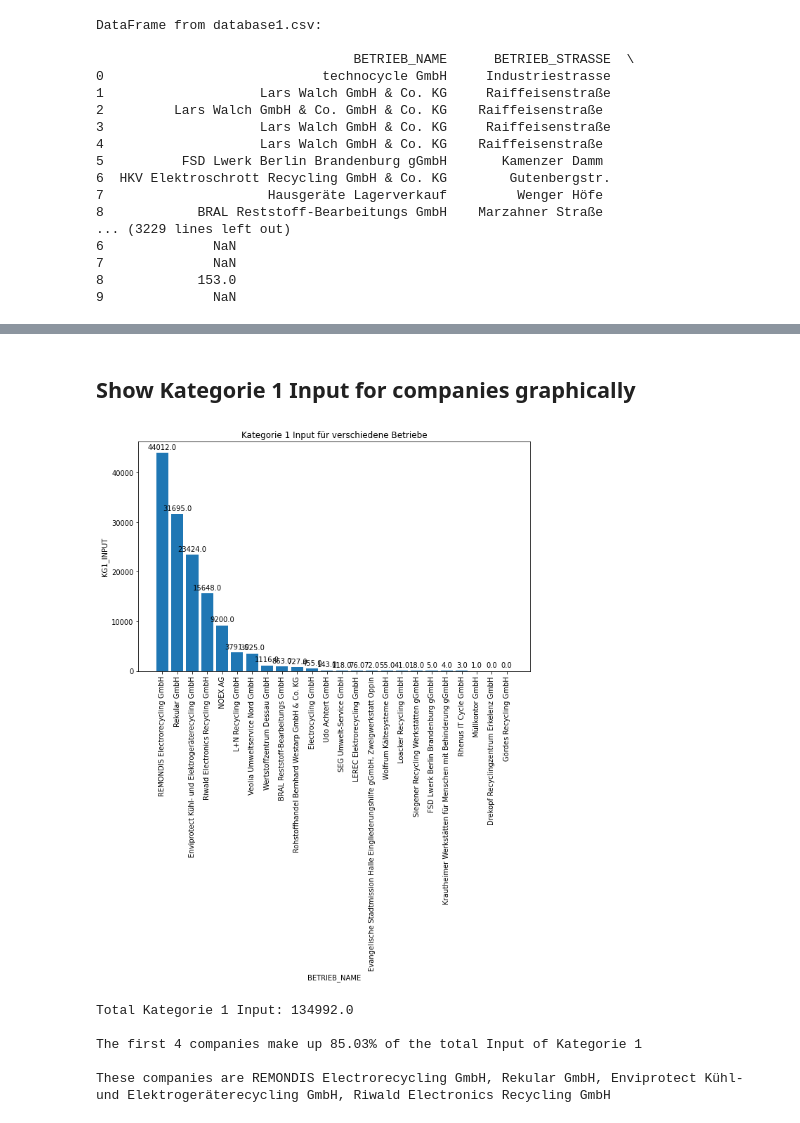
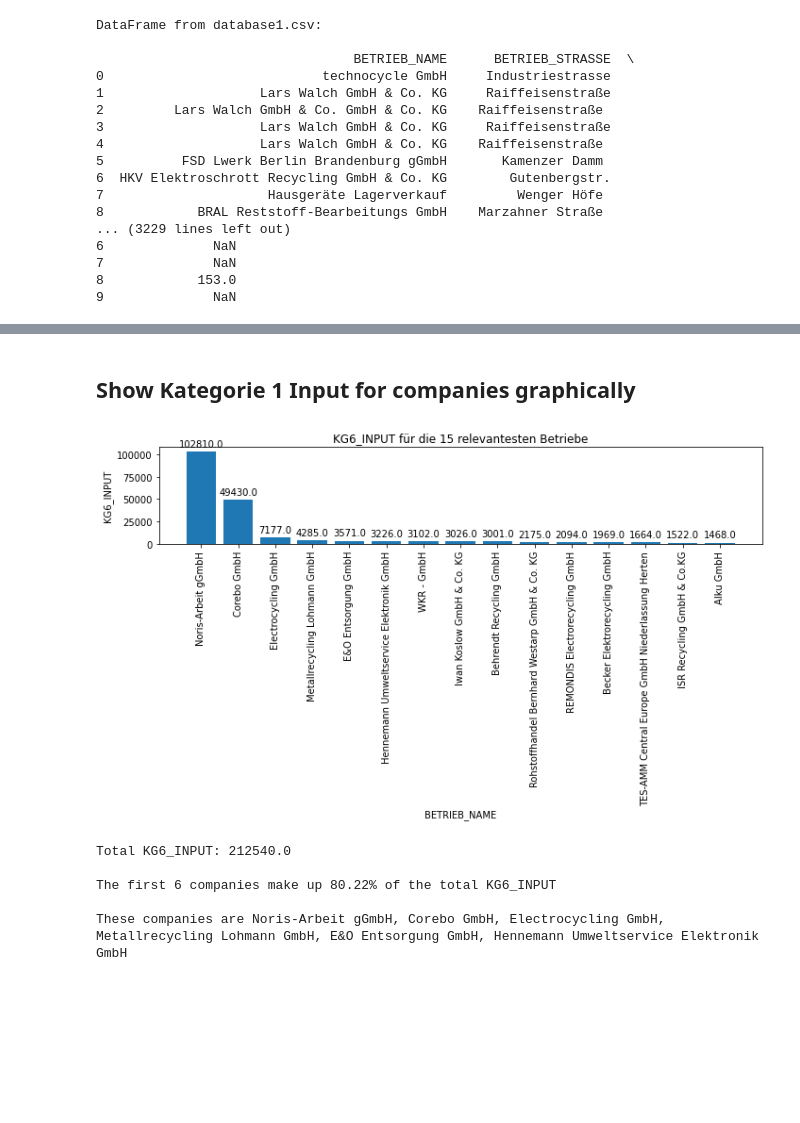
Before and after one commit to FelixMedicusf/FirstArgusProject, a Jupyter notebook: main.ipynb, the cells around one changed output, grey strips where cells are left out. Drawn from its saved outputs; the diff is of its cells as text; code cells hidden in the pictures; blank space fills up the shorter version.

```diff
--- a/main.ipynb
+++ b/main.ipynb
@@ -101,37 +52,0 @@ string_companies = ', '.join(str(item) for item in relevant_companies)
-# %% [markdown]
-## Show Kategorie 1 Input for companies graphically
-# %%
-plt.figure(figsize=(10, 6))
-# plt.bar(sorted_df['BETRIEB_NAME'], sorted_df['KG1_INPUT'])
-bars = plt.bar(sorted_df['BETRIEB_NAME'], sorted_df['KG1_INPUT'])
-plt.xlabel('BETRIEB_NAME')
-plt.ylabel('KG1_INPUT')
-plt.title('Kategorie 1 Input für verschiedene Betriebe')
-plt.xticks(rotation=90)
-plt.tight_layout()
-
-
-
-
-
-for bar in bars:
-    height = bar.get_height()
-    plt.annotate(f'{height}', xy=(bar.get_x() + bar.get_width() / 2, height),
-                 xytext=(0, 3),
-                 textcoords="offset points",
-                 ha='center', va='bottom')
-
-plt.tight_layout()
-plt.show()
-
-
-print("\nTotal Kategorie 1 Input: {}".format(total_kg1_input))
-print("\nThe first {} companies make up {}% of the total Input of Kategorie 1".format(index_80_percent + 1, "{:.2f}".format(cumulative_percentage_value)))
-print("\nThese companies are", string_companies)
-# %% [output]
-[figure, removed]
-Total Kategorie 1 Input: 134992.0
-
-The first 4 companies make up 85.03% of the total Input of Kategorie 1
-
-These companies are REMONDIS Electrorecycling GmbH, Rekular GmbH, Enviprotect Kühl- und Elektrogeräterecycling GmbH, Riwald Electronics Recycling GmbH
@@ -137,0 +82,37 @@ These companies are REMONDIS Electrorecycling GmbH, Rekular GmbH, Enviprotect K
+# %% [markdown]
+## Show Kategorie 1 Input for companies graphically
+# %%
+plt.figure(figsize=(10, 6))
+# plt.bar(sorted_df['BETRIEB_NAME'], sorted_df['KG1_INPUT'])
+bars = plt.bar(sorted_df['BETRIEB_NAME'][:15], sorted_df[category][:15])
+plt.xlabel('BETRIEB_NAME')
+plt.ylabel(category)
+plt.title('{} für die 15 relevantesten Betriebe'.format(category))
+plt.xticks(rotation=90)
+plt.tight_layout()
+
+
+
+
+
+for bar in bars:
+    height = bar.get_height()
+    plt.annotate(f'{height}', xy=(bar.get_x() + bar.get_width() / 2, height),
+                 xytext=(0, 3),
+                 textcoords="offset points",
+                 ha='center', va='bottom')
+
+plt.tight_layout()
+plt.show()
+
+
+print("\nTotal {}: {}".format(category, total_kg1_input))
+print("\nThe first {} companies make up {}% of the total {}".format(index_80_percent + 1, "{:.2f}".format(cumulative_percentage_value), category))
+print("\nThese companies are", string_companies)
+# %% [output]
+[figure, added]
+Total KG6_INPUT: 212540.0
+
+The first 6 companies make up 80.22% of the total KG6_INPUT
+
+These companies are Noris-Arbeit gGmbH, Corebo GmbH, Electrocycling GmbH, Metallrecycling Lohmann GmbH, E&O Entsorgung GmbH, Hennemann Umweltservice Elektronik GmbH
```
Also changed, not shown: parts of 4 cells of this notebook.
